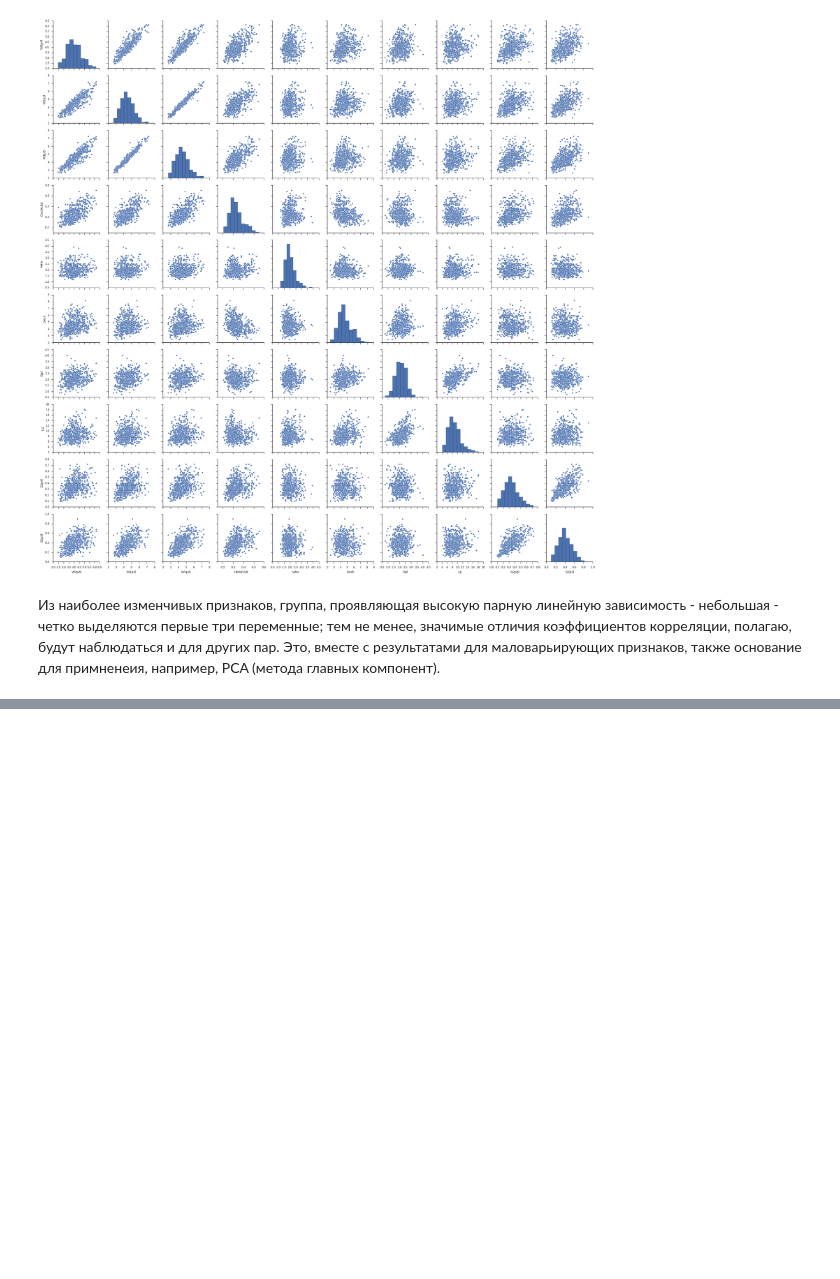
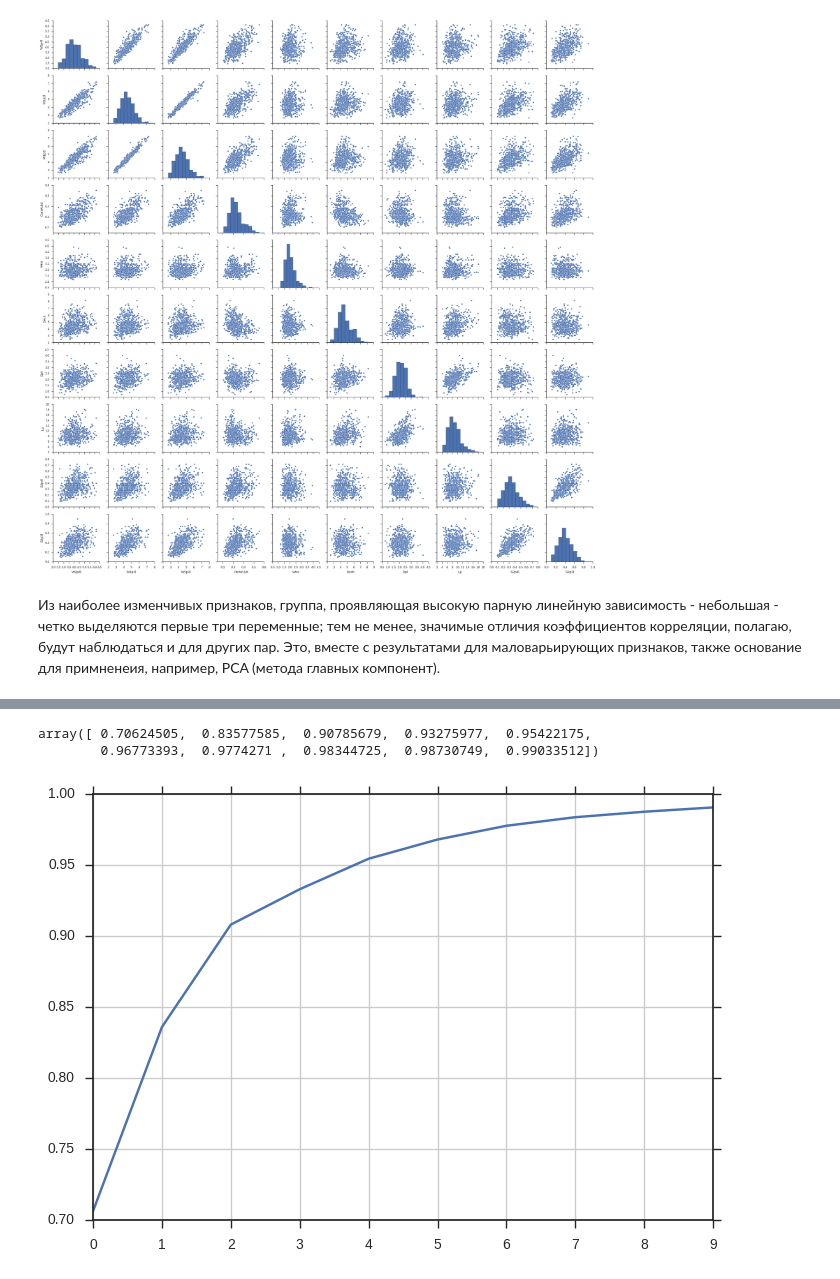
Before and after one commit to VBGI/df, a Jupyter notebook: analysis.ipynb, the cells around one changed output, grey strips where cells are left out. Drawn from its saved outputs; the diff is of its cells as text; code cells hidden in the pictures; blank space fills up the shorter version.

```diff
--- a/analysis.ipynb
+++ b/analysis.ipynb
@@ -130,0 +143,8 @@ from sklearn.decomposition import PCA
+# %%
+plt.plot(np.cumsum(pca.explained_variance_ratio_))
+plt.gca().grid('on')
+np.cumsum(pca.explained_variance_ratio_)
+# %% [output]
+array([ 0.70624505,  0.83577585,  0.90785679,  0.93275977,  0.95422175,
+        0.96773393,  0.9774271 ,  0.98344725,  0.98730749,  0.99033512])
+[figure, added]
```
Also changed, not shown: parts of 9 cells of this notebook.
